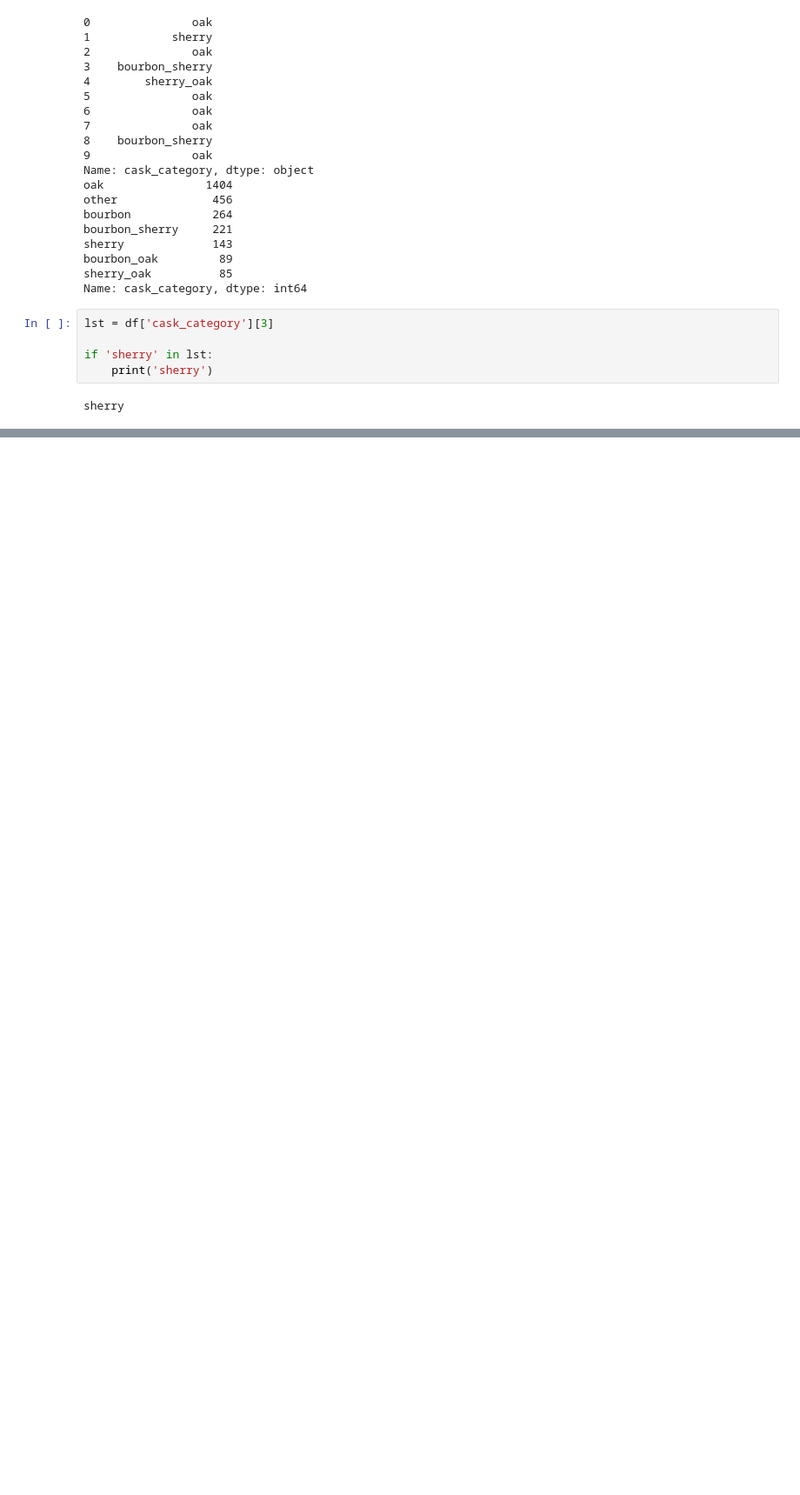
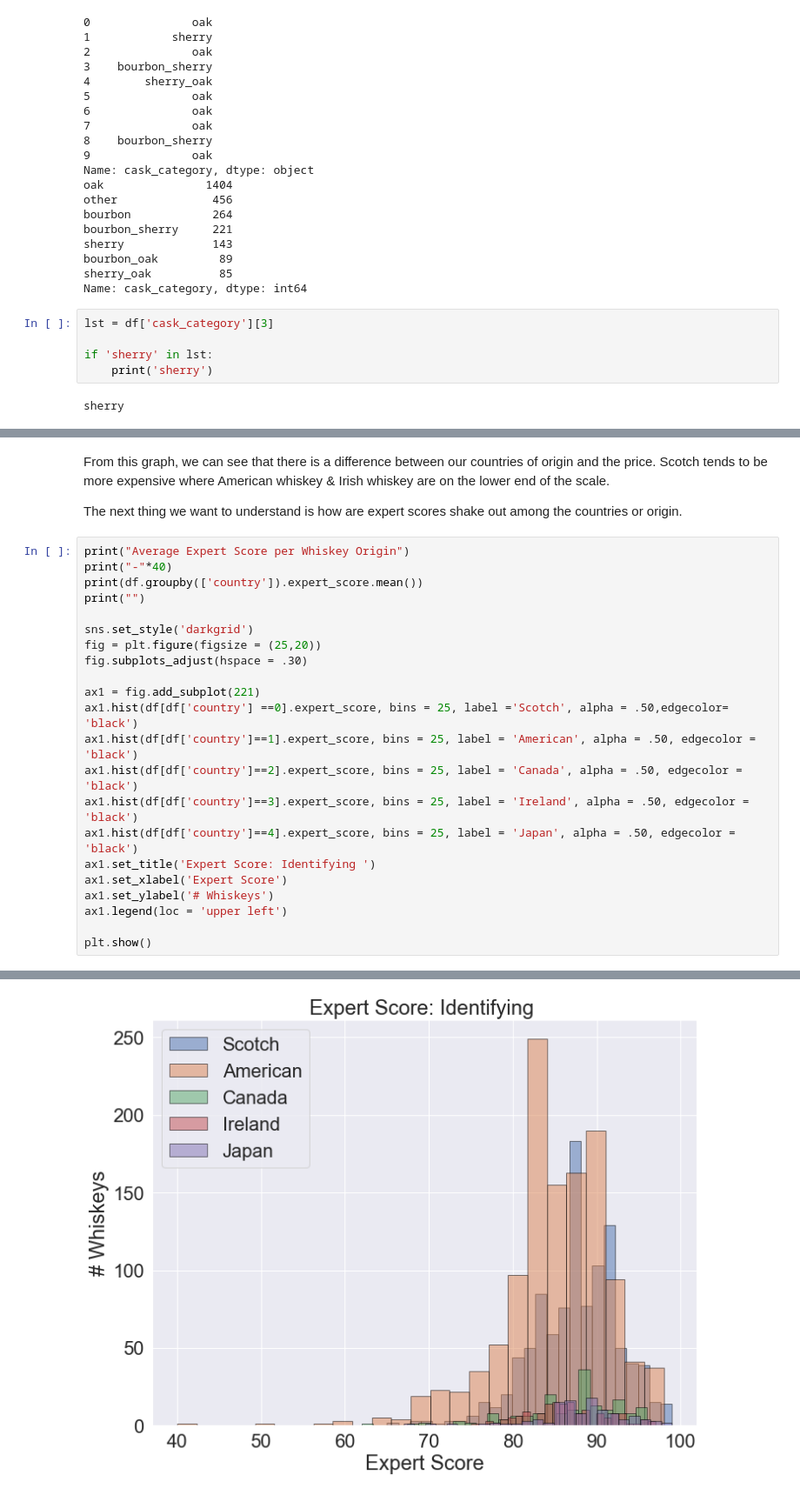
Before and after one commit to mcerow/whiskey_sommelier, a Jupyter notebook: maura-wip/EDA_FEAT_ENGINEER_MC.ipynb, the cells around one changed output, grey strips where cells are left out. Shown at 87% size. Saved outputs shown, nothing was run; the diff lists cells and outputs as text; blank space fills up the shorter version.

```diff
--- a/maura-wip/EDA_FEAT_ENGINEER_MC.ipynb
+++ b/maura-wip/EDA_FEAT_ENGINEER_MC.ipynb
@@ -386,0 +453,28 @@ df[df['style'] == '100% malted barley from a single distillery. Dried with peat.
+# %% [markdown]
+From this graph, we can see that there is a difference between our countries of origin and the price. Scotch tends to
+be more expensive where American whiskey & Irish whiskey are on the lower end of the scale.
+
+The next thing we want to understand is how are expert scores shake out among the countries or origin.
+# %%
+print("Average Expert Score per Whiskey Origin")
+print("-"*40)
+print(df.groupby(['country']).expert_score.mean())
+print("")
+
+sns.set_style('darkgrid')
+fig = plt.figure(figsize = (25,20))
+fig.subplots_adjust(hspace = .30)
+
+ax1 = fig.add_subplot(221)
+ax1.hist(df[df['country'] ==0].expert_score, bins = 25, label ='Scotch', alpha = .50,edgecolor= 'black')
+ax1.hist(df[df['country']==1].expert_score, bins = 25, label = 'American', alpha = .50, edgecolor = 'black')
+ax1.hist(df[df['country']==2].expert_score, bins = 25, label = 'Canada', alpha = .50, edgecolor = 'black')
+ax1.hist(df[df['country']==3].expert_score, bins = 25, label = 'Ireland', alpha = .50, edgecolor = 'black')
+ax1.hist(df[df['country']==4].expert_score, bins = 25, label = 'Japan', alpha = .50, edgecolor = 'black')
+ax1.set_title('Expert Score: Identifying ')
+ax1.set_xlabel('Expert Score')
+ax1.set_ylabel('# Whiskeys')
+ax1.legend(loc = 'upper left')
+
+plt.show()
+# %% [output]
@@ -386,0 +490 @@ df[df['style'] == '100% malted barley from a single distillery. Dried with peat.
+[figure, added]
```
Also changed, not shown: parts of 17 cells of this notebook, 1 other file.
